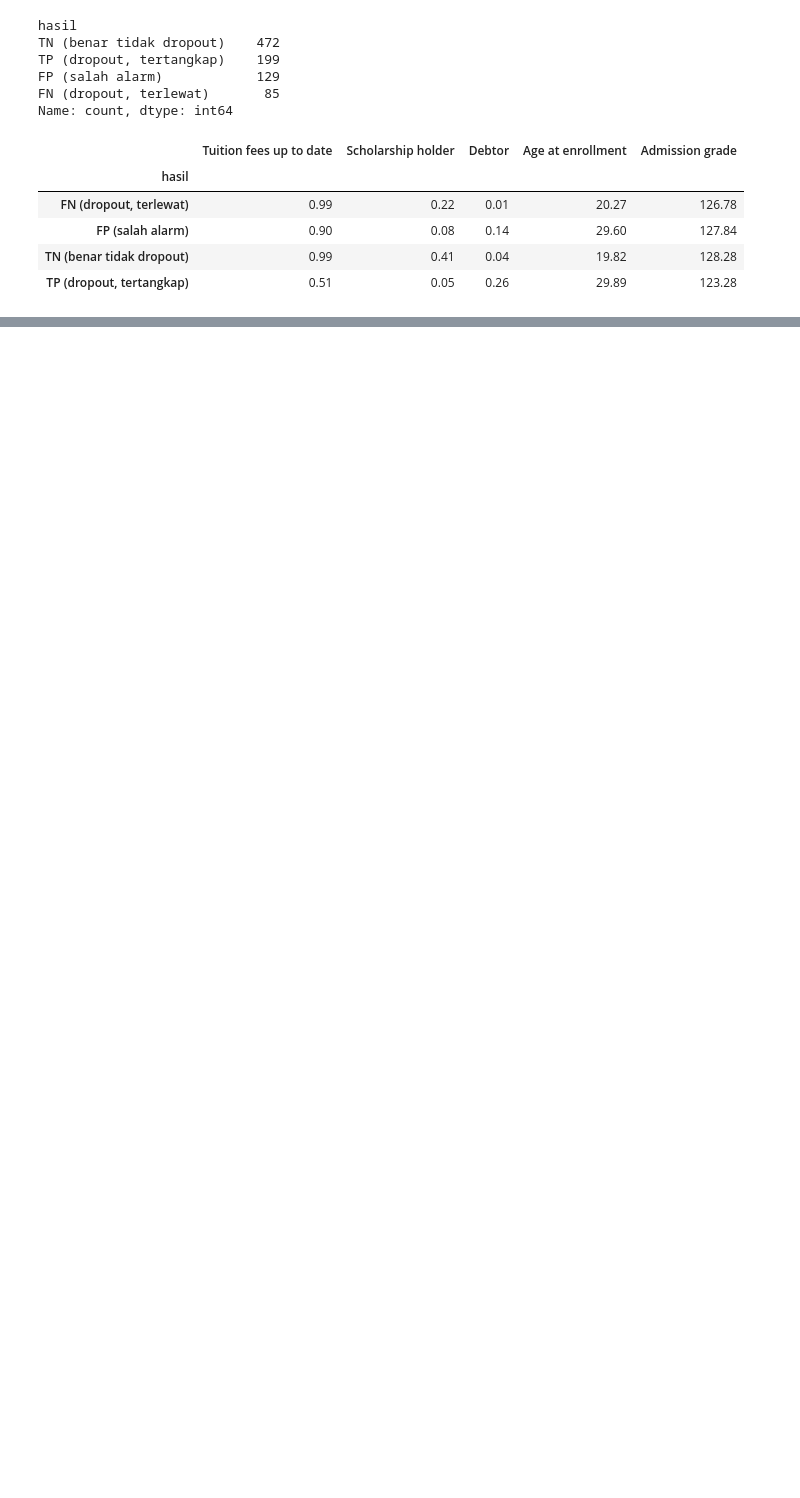
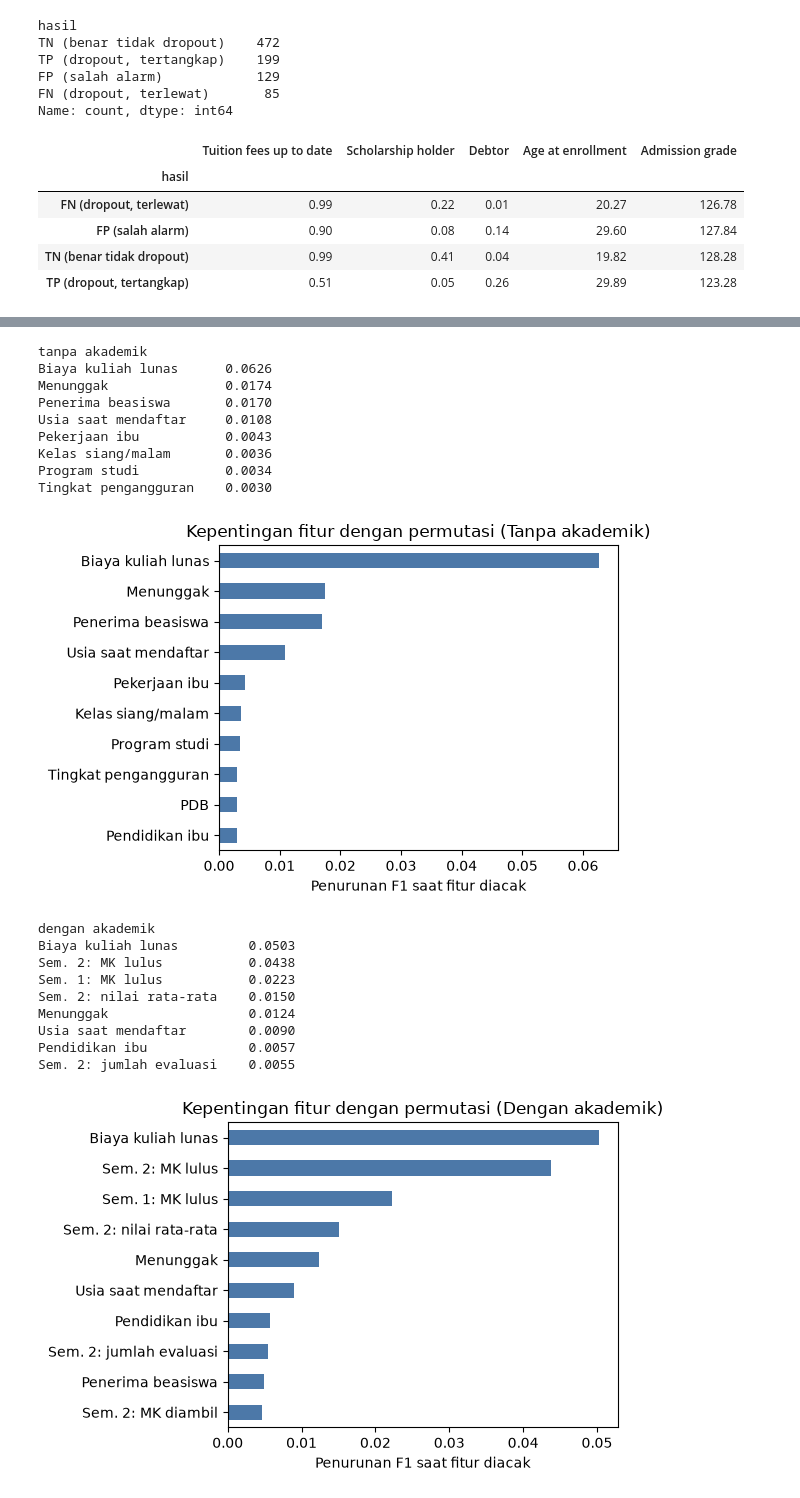
Before and after one commit to bott45/UTS_ML_Dropout, a Jupyter notebook: notebooks/03_model_cv.ipynb, the cells around one changed output, grey strips where cells are left out. Cells and saved outputs as stored; diff of their text form; code cells hidden in the pictures; blank space fills up the shorter version.

```diff
--- a/notebooks/03_model_cv.ipynb
+++ b/notebooks/03_model_cv.ipynb
@@ -210,0 +213,56 @@ fig.tight_layout(); fig.savefig("../report/gambar/confusion_matrix.png", dpi=200
+# %%
+import sys
+sys.path.append("..")
+
+import os
+import pandas as pd
+import matplotlib.pyplot as plt
+from sklearn.ensemble import RandomForestClassifier
+from sklearn.inspection import permutation_importance
+from sklearn.model_selection import train_test_split
+from src.pipeline import muat_data, pilih_skenario, buat_pipeline
+
+os.makedirs("../report/gambar", exist_ok=True)
+X_train, y_train = muat_data("../data/processed/train.csv")
+
+for dengan in (False, True):
+    nama = "dengan akademik" if dengan else "tanpa akademik"
+    Xs = pilih_skenario(X_train, dengan)
+    X_fit, X_val, y_fit, y_val = train_test_split(Xs, y_train, test_size=0.25,
+                                                  stratify=y_train, random_state=42)
+    rf = RandomForestClassifier(class_weight="balanced", n_estimators=100,
+                                min_samples_leaf=5, random_state=42, n_jobs=-1)
+    pipe = buat_pipeline(rf, Xs).fit(X_fit, y_fit)
+    r = permutation_importance(pipe, X_val, y_val, scoring="f1", n_repeats=5,
+                               random_state=42, n_jobs=1)
+    imp = pd.Series(r.importances_mean, index=Xs.columns).sort_values(ascending=False)
+    imp = imp.rename(index=NAMA_ID)
+    print(nama); print(imp.head(8).round(4).to_string(), "\n")
+
+    ax = imp.head(10)[::-1].plot.barh(figsize=(6, 4), color="#4c78a8")
+    ax.set_xlabel("Penurunan F1 saat fitur diacak")
+    ax.set_title(f"Kepentingan fitur dengan permutasi ({nama.capitalize()})")
+    plt.tight_layout()
+    plt.savefig(f"../report/gambar/perm_importance_{nama.replace(' ', '_')}.png", dpi=200)
+    plt.show()
+# %% [output]
+tanpa akademik
+Biaya kuliah lunas      0.0626
+Menunggak               0.0174
+Penerima beasiswa       0.0170
+Usia saat mendaftar     0.0108
+Pekerjaan ibu           0.0043
+Kelas siang/malam       0.0036
+Program studi           0.0034
+Tingkat pengangguran    0.0030
+[figure, added]
+dengan akademik
+Biaya kuliah lunas         0.0503
+Sem. 2: MK lulus           0.0438
+Sem. 1: MK lulus           0.0223
+Sem. 2: nilai rata-rata    0.0150
+Menunggak                  0.0124
+Usia saat mendaftar        0.0090
+Pendidikan ibu             0.0057
+Sem. 2: jumlah evaluasi    0.0055
+[figure, added]
```
Also changed, not shown: parts of 4 cells of this notebook, 5 other files.
